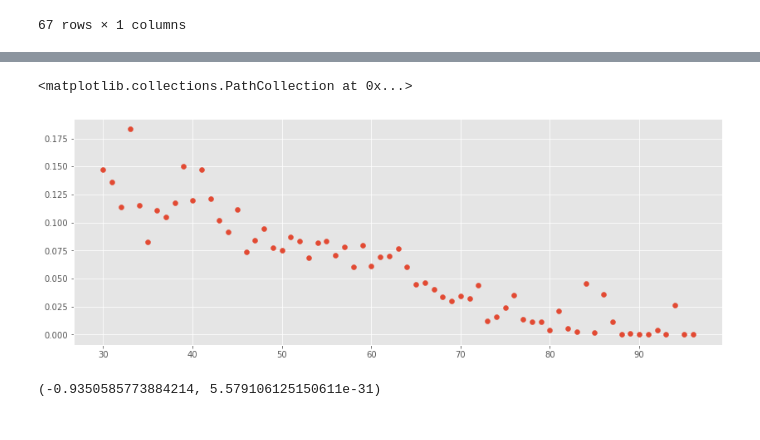
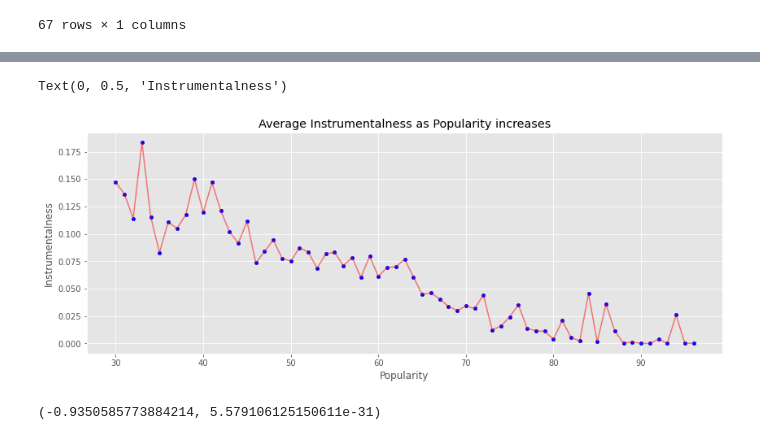
Before and after one commit to ATLas278/SpotifyDanceabillity, a Jupyter notebook: spotify_1.ipynb, the cells around one changed output, grey strips where cells are left out. Drawn from its saved outputs; the diff is of its cells as text; code cells hidden in the pictures.

```diff
--- a/spotify_1.ipynb
+++ b/spotify_1.ipynb
@@ -234,10 +204,14 @@ avg_inst.plot(kind='bar',
 # %%
 fig, ax = plt.subplots(figsize=(14,5))
 
-ax.scatter(avg_inst.index, avg_inst.instrumentalness)
+ax.plot(avg_inst.index, avg_inst.instrumentalness,color='red',alpha=0.5)
+ax.scatter(avg_inst.index, avg_inst.instrumentalness,color='blue',s=20)
+ax.set_title('Average Instrumentalness as Popularity increases')
+ax.set_xlabel('Popularity')
+ax.set_ylabel('Instrumentalness')
 # %% [output]
-<matplotlib.collections.PathCollection at 0x...>
+Text(0, 0.5, 'Instrumentalness')
-[figure, old version]
+[figure, new version]
 # %%
 r,p = stats.pearsonr(avg_inst.index, avg_inst.instrumentalness)
 r,p
```
Also changed, not shown: parts of 14 cells of this notebook.
